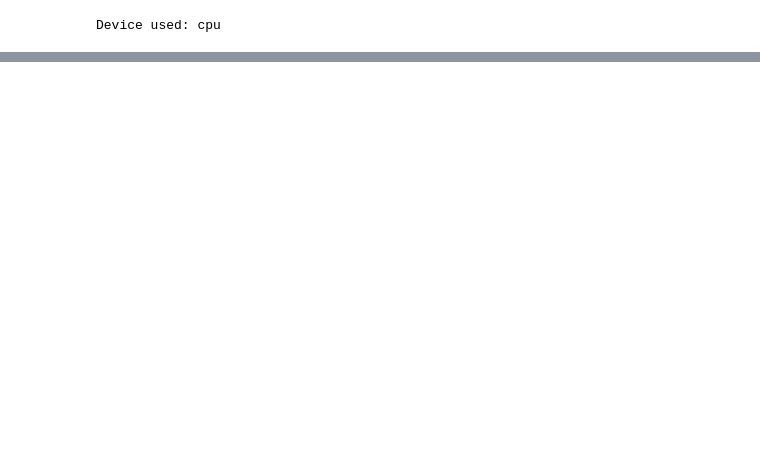
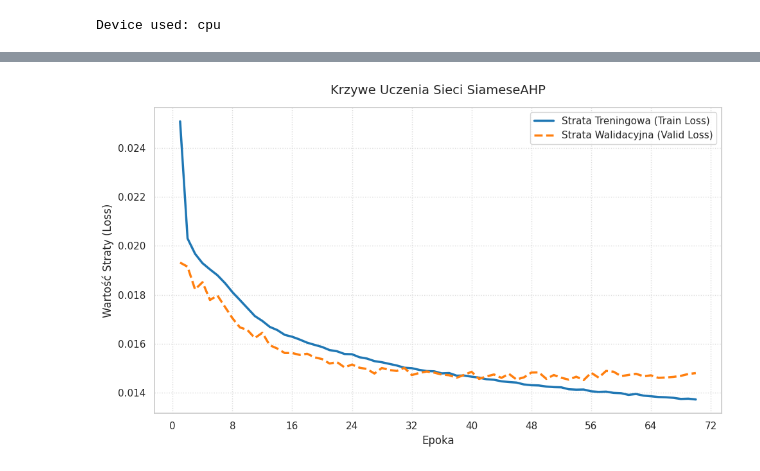
Before and after one commit to KonradHD/NN-preference-modeling, a Jupyter notebook: training.ipynb, the cells around one changed output, grey strips where cells are left out. Cells and saved outputs as stored; diff of their text form; code cells hidden in the pictures; blank space fills up the shorter version.

```diff
--- a/training.ipynb
+++ b/training.ipynb
@@ -24,6 +28,9 @@ IS_UNIFORM = True
 CRITERIA_NUM = 5
 CONSISTENCY_RATES = [0.01, 0.02, 0.03, 0.04, 0.05, 0.07, 0.08, 0.1, 0.12, 0.14, 0.15,
                      0.17, 0.18, 0.2, 0.23, 0.27, 0.3, 0.33, 0.37, 0.4]
+TRAIN_MATRICES_NUM = 10000
+VALID_MATRICES_NUM = 1000
+TEST_MATRICES_NUM = 1000
 # %%
 def load_train_dataset(loader: MatricesLoader):
     all_matrices = []
@@ -31,7 +38,7 @@ def load_train_dataset(loader: MatricesLoader):
     all_weights = []
 
     for cr in CONSISTENCY_RATES:
-        matrices, weights = loader.load_noisy_cr_matrices(Phase.TRAIN, cr, IS_UNIFORM)
+        matrices, weights = loader.load_noisy_cr_matrices(Phase.TRAIN, cr, IS_UNIFORM, CRITERIA_NUM, TRAIN_MATRICES_NUM)
         generator = TargetCRMatricesGenerator(matrices.shape[0], matrices.shape[1], cr)
         comparison_matrices = generator.from_weights(weights)
 
@@ -54,7 +61,7 @@ def load_valid_dataset(loader: MatricesLoader):
     all_weights = []
 
     for cr in CONSISTENCY_RATES:
-        matrices, weights = loader.load_noisy_cr_matrices(Phase.VALIDATION, cr, IS_UNIFORM)
+        matrices, weights = loader.load_noisy_cr_matrices(Phase.VALIDATION, cr, IS_UNIFORM, CRITERIA_NUM, VALID_MATRICES_NUM)
         generator = TargetCRMatricesGenerator(matrices.shape[0], matrices.shape[1], cr)
         comparison_matrices = generator.from_weights(weights)
 
@@ -71,17 +78,23 @@ def load_valid_dataset(loader: MatricesLoader):
     return dataset
 
 
-def save_model_weights(model: torch.nn.Module, model_type_name: str, file_name: str):
+def save_model_weights_histories(model: torch.nn.Module, history: dict[str, list], model_type_name: str, name: str):
     base_dir = "models"
     dir_path = os.path.join(base_dir, model_type_name)
 
     if not os.path.exists(dir_path):
         os.makedirs(dir_path)
 
-    file_path = os.path.join(dir_path, file_name)
-    torch.save(model.state_dict(), file_path)
-    print(f"Model: {file_name.split('.')[0]} was saved in {dir_path}")
+    model_path = os.path.join(dir_path, f"model_{name}.pth")
+    history_path = os.path.join(dir_path, f"history_{name}.json")
+
+    torch.save(model.state_dict(), model_path)
+    with open(history_path, "w", encoding="utf-8") as file:
+        json.dump(history, file, indent=4)
+
+    print(f"History and model: {name} was saved in {dir_path}")
 # %%
 loader = MatricesLoader()
-dataset = load_train_dataset(loader)
+train_dataset = load_train_dataset(loader)
+valid_dataset = load_valid_dataset(loader)
 # %% [output]
@@ -155,0 +212,5 @@ Model: basic_model was saved in models/siamese
+# %%
+model = AdvancedSiameseModel(n_criteria=CRITERIA_NUM)
+trained_model, loss_history = train_model(model, train_dataset, valid_dataset, device, epochs=500)
+
+save_model_weights_histories(model, loss_history, "siamese", "advanced_1000m")
@@ -155,0 +229,5 @@ Model: basic_model was saved in models/siamese
+# %%
+visualizator = MetricsVisualizator()
+visualizator.display_loss(loss_history)
+# %% [output]
+[figure, added]
```
Also changed, not shown: parts of 5 cells of this notebook, 13 other files.
